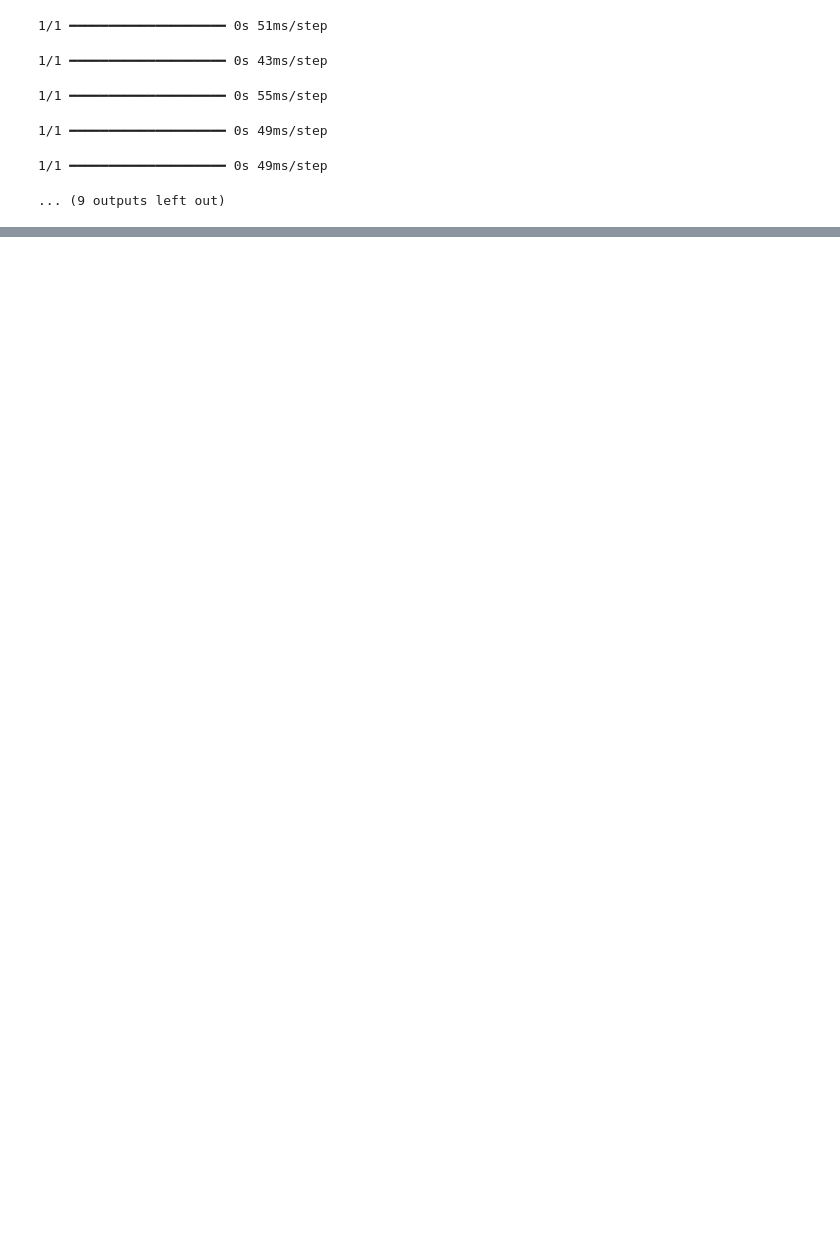
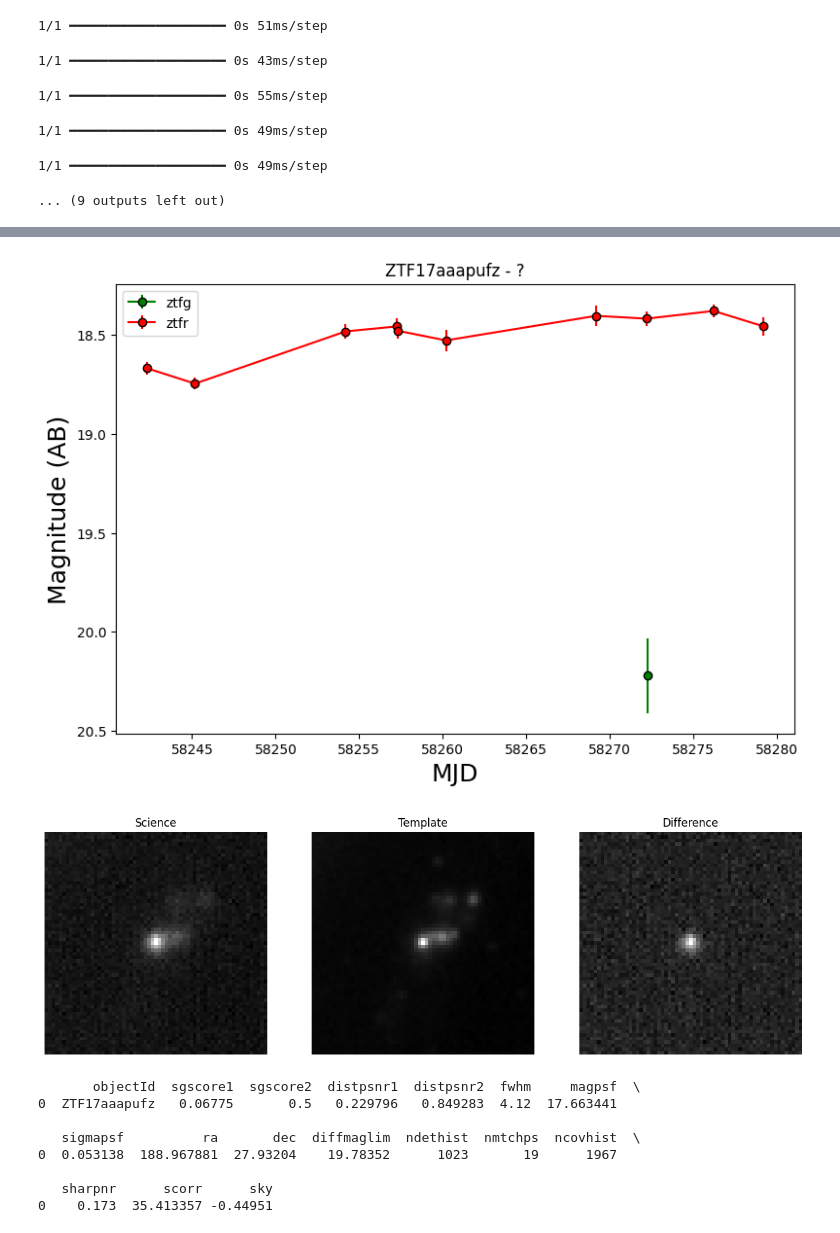
Before and after one commit to theobonzi/ML_skyportal, a Jupyter notebook: run.ipynb, the cells around one changed output, grey strips where cells are left out. Drawn from its saved outputs; the diff is of its cells as text; code cells hidden in the pictures; blank space fills up the shorter version.

```diff
--- a/run.ipynb
+++ b/run.ipynb
@@ -384,0 +736,4 @@ for result in analysis_results:
+# %%
+photo_df, metatda_df, images = get_data(photo_df, object_alerts, index=900)
+plot_data.plot_all(photo_df, metatda_df, images)
+# %% [output]
@@ -384,0 +741,10 @@ for result in analysis_results:
+[figure, added]
+[figure, added]
+       objectId  sgscore1  sgscore2  distpsnr1  distpsnr2  fwhm     magpsf  \
+0  ZTF17aaapufz   0.06775       0.5   0.229796   0.849283  4.12  17.663441
+
+   sigmapsf          ra       dec  diffmaglim  ndethist  nmtchps  ncovhist  \
+0  0.053138  188.967881  27.93204    19.78352      1023       19      1967
+
+   sharpnr      scorr      sky
+0    0.173  35.413357 -0.44951
```
Also changed, not shown: parts of 15 cells of this notebook, 3 other files.
